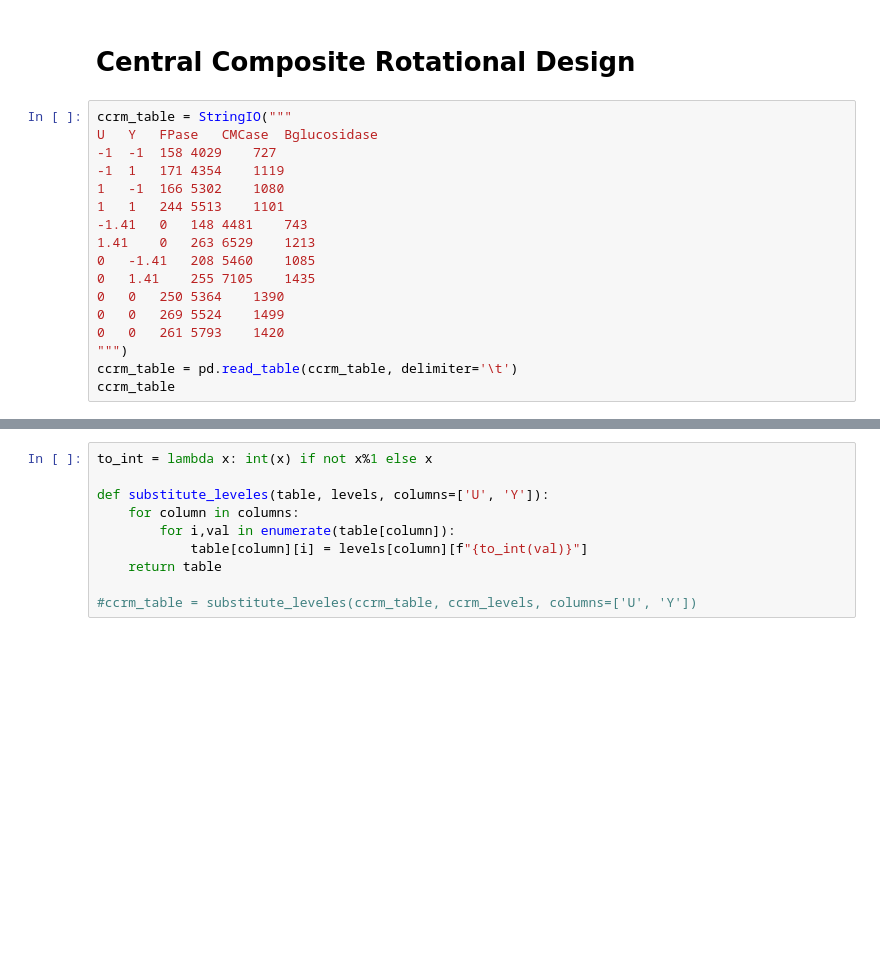
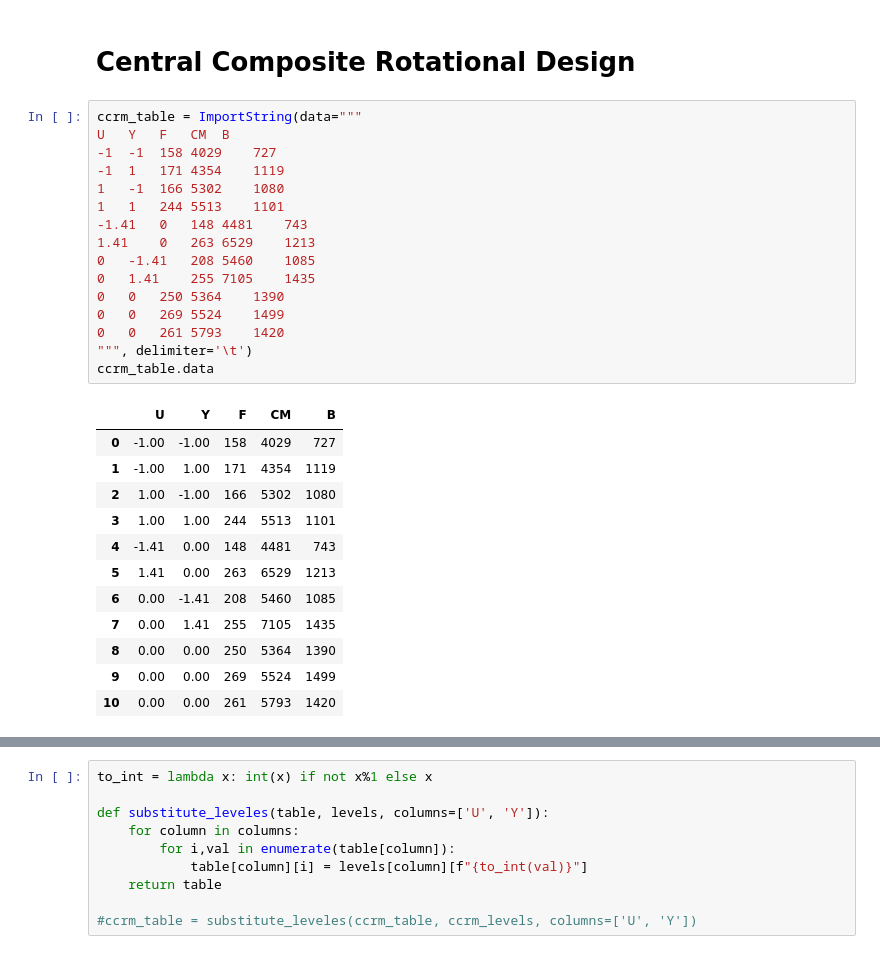
Before and after one commit to properallan/explann, a Jupyter notebook: docs/notebooks/paper_using_explann.ipynb, the cells around one changed output, grey strips where cells are left out. Drawn from its saved outputs; the diff is of its cells as text; blank space fills up the shorter version.

```diff
--- a/docs/notebooks/paper_using_explann.ipynb
+++ b/docs/notebooks/paper_using_explann.ipynb
@@ -198,20 +250,32 @@ NameError: name 'factor_24_levels' is not defined
 # %% [markdown]
 # Central Composite Rotational Design
 # %%
-ccrm_table = StringIO("""
-U	Y	FPase	CMCase	Bglucosidase
+ccrm_table = ImportString(data="""
+U	Y	F	CM	B
 -1	-1	158	4029	727
 -1	1	171	4354	1119
 1	-1	166	5302	1080
 1	1	244	5513	1101
 -1.41	0	148	4481	743
 1.41	0	263	6529	1213
 0	-1.41	208	5460	1085
 0	1.41	255	7105	1435
 0	0	250	5364	1390
 0	0	269	5524	1499
 0	0	261	5793	1420
-""")
-ccrm_table = pd.read_table(ccrm_table, delimiter='\t')
-ccrm_table
+""", delimiter='\t')
+ccrm_table.data
+# %% [output]
+|  | U | Y | F | CM | B |
+| 0 | -1.00 | -1.00 | 158 | 4029 | 727 |
+| 1 | -1.00 | 1.00 | 171 | 4354 | 1119 |
+| 2 | 1.00 | -1.00 | 166 | 5302 | 1080 |
+| 3 | 1.00 | 1.00 | 244 | 5513 | 1101 |
+| 4 | -1.41 | 0.00 | 148 | 4481 | 743 |
+| 5 | 1.41 | 0.00 | 263 | 6529 | 1213 |
+| 6 | 0.00 | -1.41 | 208 | 5460 | 1085 |
+| 7 | 0.00 | 1.41 | 255 | 7105 | 1435 |
+| 8 | 0.00 | 0.00 | 250 | 5364 | 1390 |
+| 9 | 0.00 | 0.00 | 269 | 5524 | 1499 |
+| 10 | 0.00 | 0.00 | 261 | 5793 | 1420 |
 # %%
```
Also changed, not shown: parts of 14 cells of this notebook, 12 other files.
